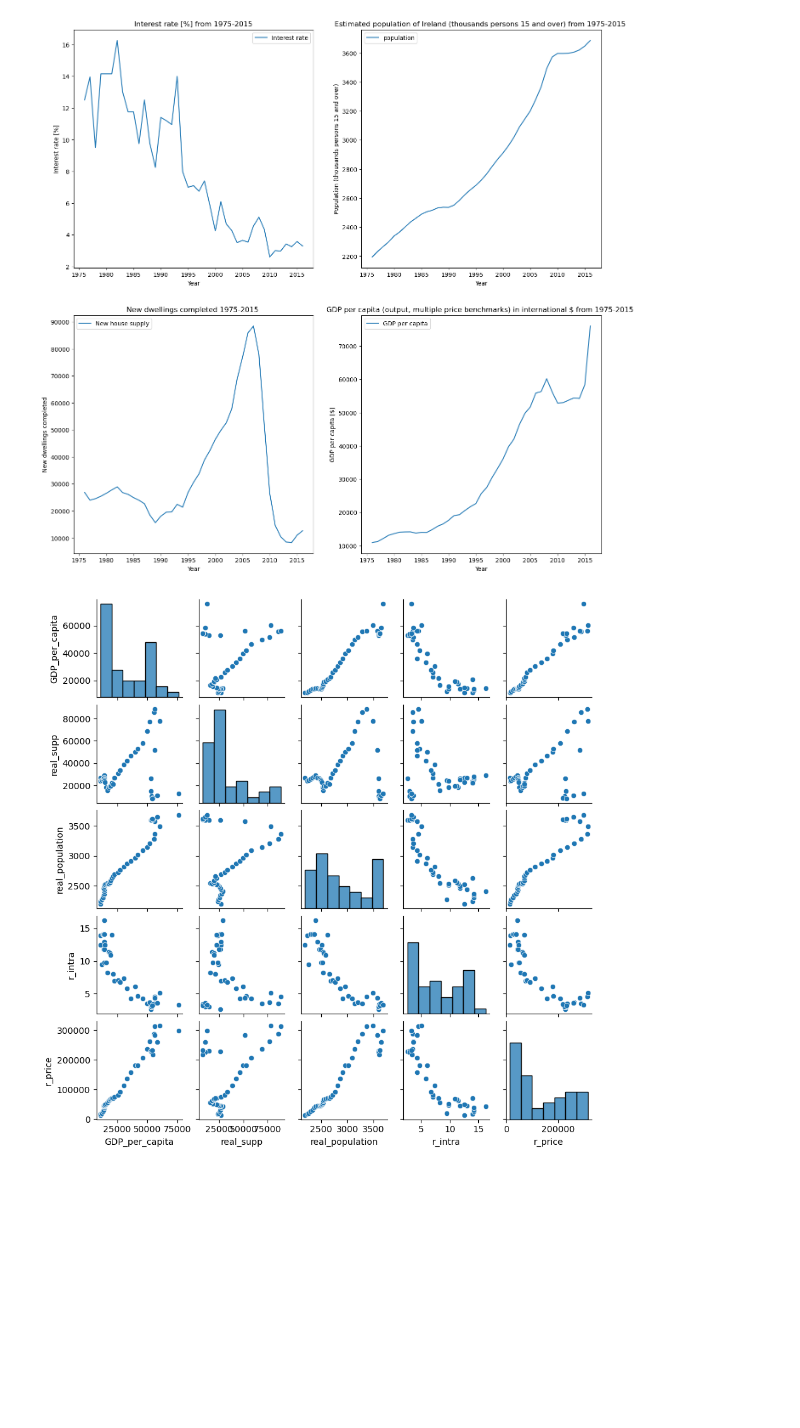
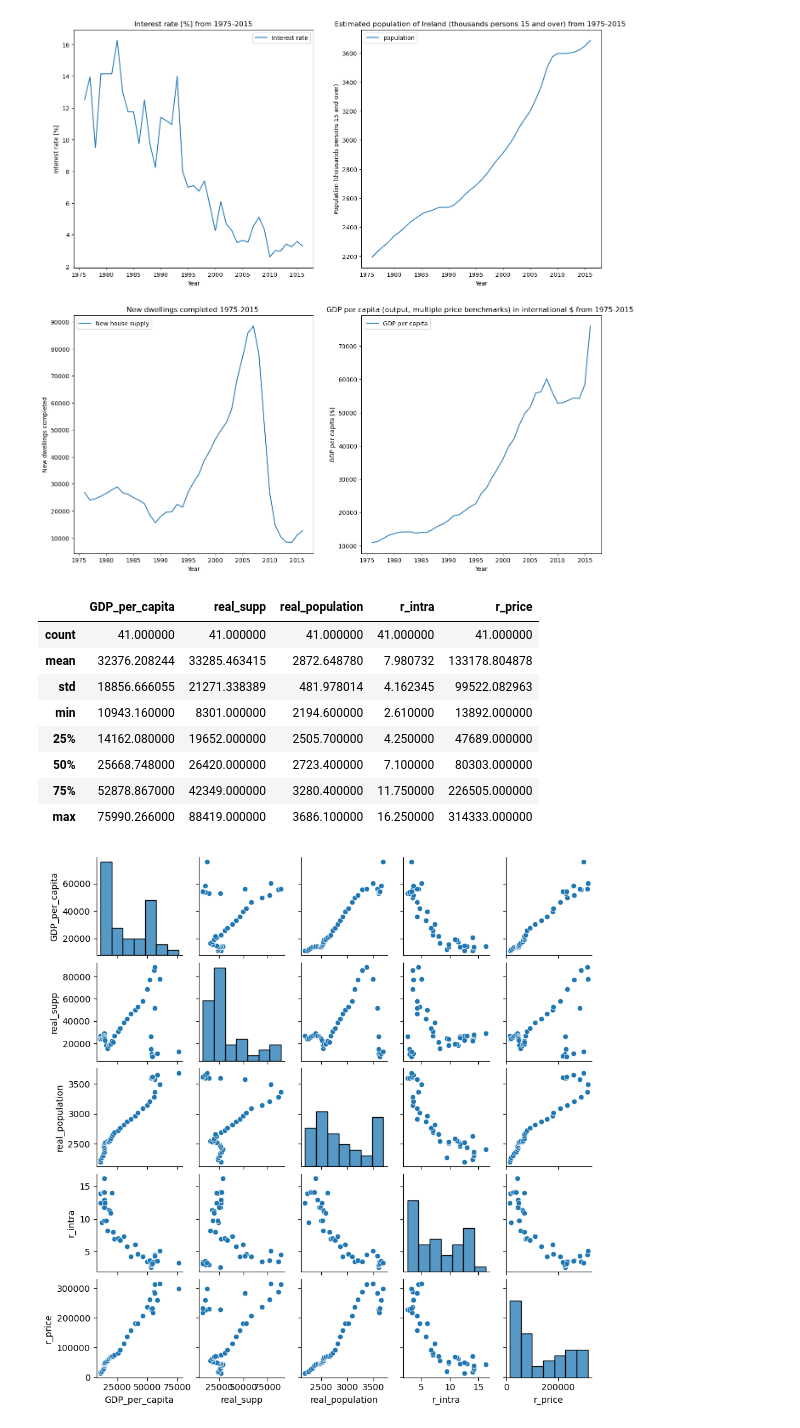
Before and after one commit to shanekeenan/prog_data_analysis, a Jupyter notebook: project1/project1.ipynb, the cells around one changed output. Saved outputs shown, nothing was run; the diff lists cells and outputs as text; code cells hidden in the pictures; blank space fills up the shorter version.

```diff
--- a/project1/project1.ipynb
+++ b/project1/project1.ipynb
@@ -952,6 +952,18 @@ ax[1, 1].set_xlabel('Year')
 # %% [output]
 Text(0.5, 0, 'Year')
 [figure]
+# %%
+df.describe()
+# %% [output]
+|  | GDP_per_capita | real_supp | real_population | r_intra | r_price |
+| count | 41.000000 | 41.000000 | 41.000000 | 41.000000 | 41.000000 |
+| mean | 32376.208244 | 33285.463415 | 2872.648780 | 7.980732 | 133178.804878 |
+| std | 18856.666055 | 21271.338389 | 481.978014 | 4.162345 | 99522.082963 |
+| min | 10943.160000 | 8301.000000 | 2194.600000 | 2.610000 | 13892.000000 |
+| 25% | 14162.080000 | 19652.000000 | 2505.700000 | 4.250000 | 47689.000000 |
+| 50% | 25668.748000 | 26420.000000 | 2723.400000 | 7.100000 | 80303.000000 |
+| 75% | 52878.867000 | 42349.000000 | 3280.400000 | 11.750000 | 226505.000000 |
+| max | 75990.266000 | 88419.000000 | 3686.100000 | 16.250000 | 314333.000000 |
 # %%
 g = sns.pairplot(df, height=1.8)
 # %% [output]
```
Also changed, not shown: parts of 3 cells of this notebook.
